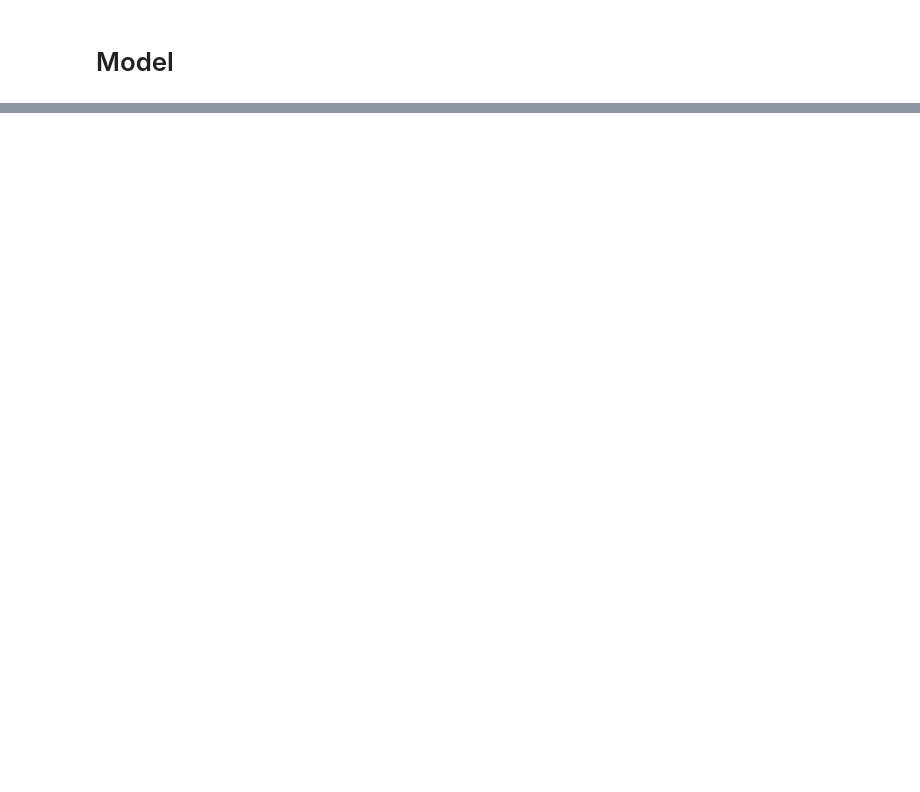
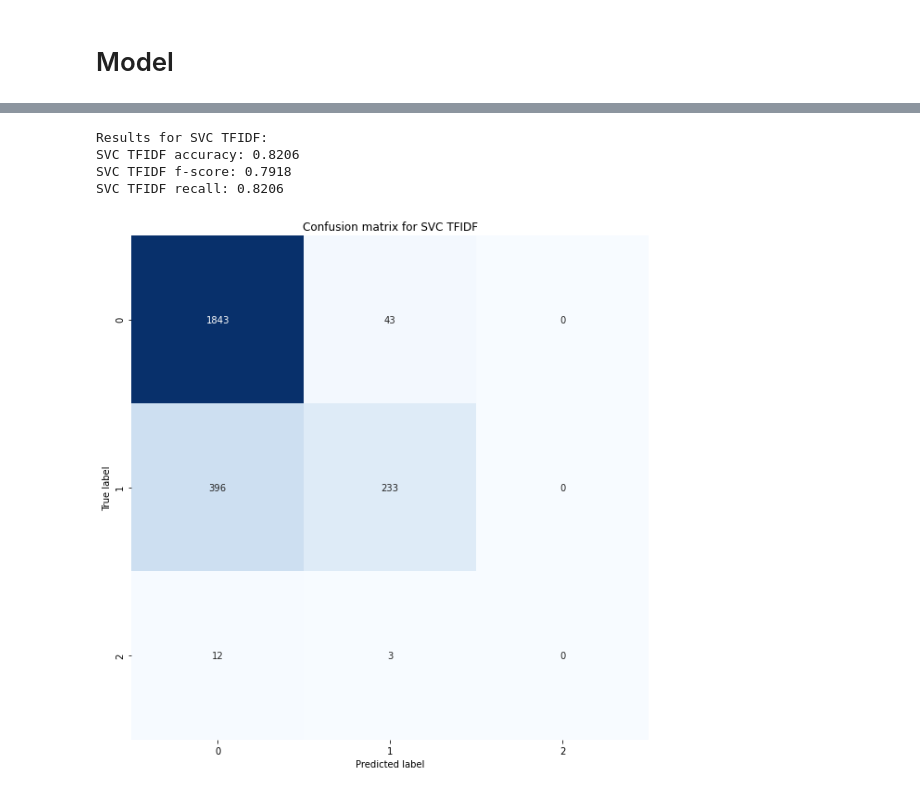
Before and after one commit to PatrykKotulak/Master-thesis, a Jupyter notebook: Hate_Speech_Detection.ipynb, the cells around one changed output, grey strips where cells are left out. Cells and saved outputs as stored; diff of their text form; code cells hidden in the pictures; blank space fills up the shorter version.

```diff
--- a/Hate_Speech_Detection.ipynb
+++ b/Hate_Speech_Detection.ipynb
@@ -200,0 +91,16 @@ result.transpose()
+# %%
+# SVC
+
+svc = Modeling(SVC(probability=True),
+               data.X_train_tfidf, data.X_val_tfidf, data.y_train, data.y_val, result,
+               'SVC TFIDF')
+svc.fit_predict()
+svc.print_results()
+svc.plot_confusion_matrix()
+result = svc.add_to_table()
+# %% [output]
+Results for SVC TFIDF:
+SVC TFIDF accuracy: 0.8206
+SVC TFIDF f-score: 0.7918
+SVC TFIDF recall: 0.8206
+[figure, added]
```
Also changed, not shown: parts of 38 cells of this notebook, 4 other files.
